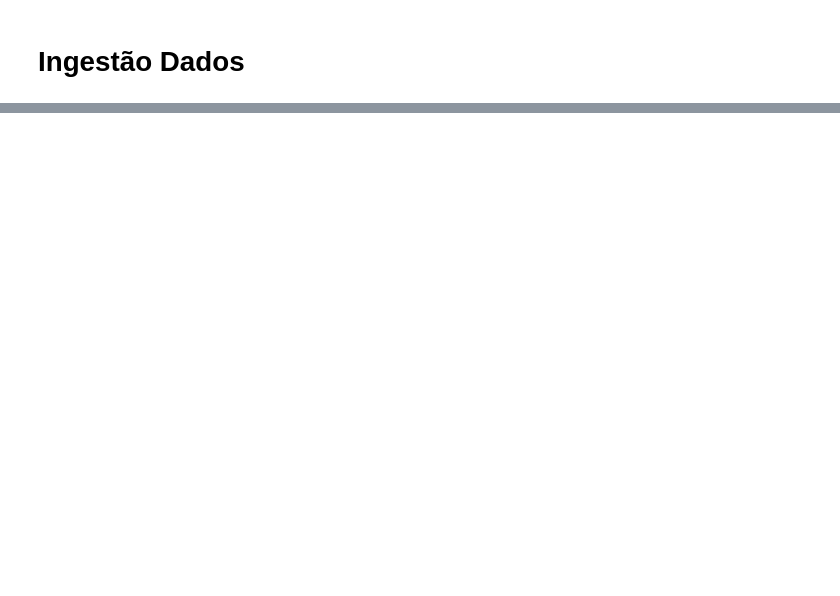
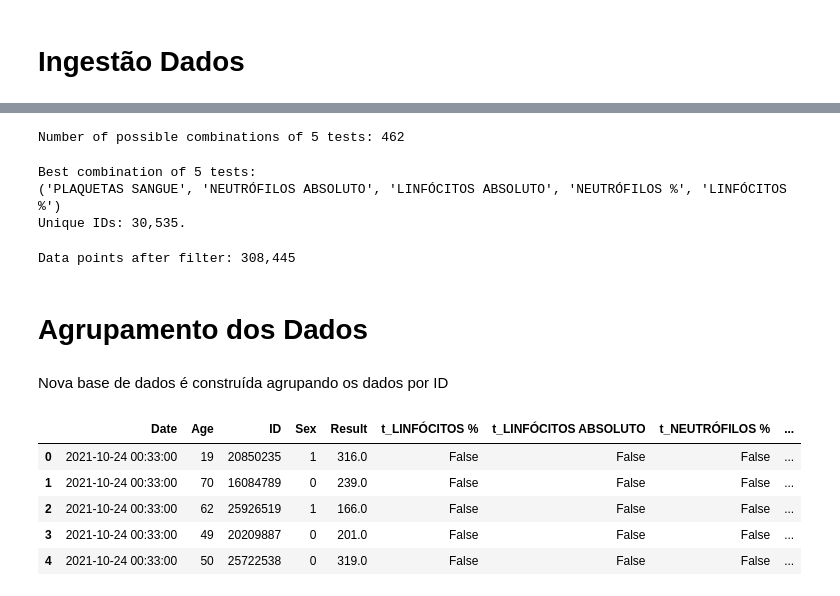
Before and after one commit to TiagoCAAmorim/generative_networks, a Jupyter notebook: A01_SyntheticData/sintese_dados.ipynb, the cells around one changed output, grey strips where cells are left out. Drawn from its saved outputs; the diff is of its cells as text; code cells hidden in the pictures; blank space fills up the shorter version.

```diff
--- a/A01_SyntheticData/sintese_dados.ipynb
+++ b/A01_SyntheticData/sintese_dados.ipynb
@@ -28,0 +213,8 @@ Servem apenas como uma introdução a aspectos relevantes a serem considerados n
+# %%
+n_ID = df_clean["ID"].value_counts().count()
+print(f"Number of unique IDs: {n_ID:,}")
+
+tests_by_ID = df_clean.groupby("ID")["Test"].nunique().value_counts().sort_index()
+print(f"Number of unique tests per ID: \n{tests_by_ID}")
+
+max_tests = tests_by_ID.idxmax()
@@ -28,0 +234,47 @@ Servem apenas como uma introdução a aspectos relevantes a serem considerados n
+# %%
+elements = df_clean["Test"].unique()
+all_combinations = list(itertools.combinations(elements, max_tests))
+print(f"Number of possible combinations of {max_tests} tests: {len(all_combinations):,}")
+# %% [output]
+Number of possible combinations of 5 tests: 462
+# %%
+def ids_with_combination(df, test_list):
+    filtered_df = df[df['Test'].isin(test_list)]
+    id_test_counts = filtered_df.groupby('ID')['Test'].nunique()
+    ids_with_all_tests = id_test_counts[id_test_counts == len(test_list)].index
+    return ids_with_all_tests
+
+n_ids = []
+for combination in all_combinations:
+    ids = ids_with_combination(df_clean, combination)
+    n_ids.append(len(ids))
+
+i_best = n_ids.index(max(n_ids))
+best_combination = all_combinations[i_best]
+print(f"Best combination of {max_tests} tests:\n{best_combination}")
+print(f"Unique IDs: {max(n_ids):,}.")
+# %% [output]
+Best combination of 5 tests:
+('PLAQUETAS SANGUE', 'NEUTRÓFILOS ABSOLUTO', 'LINFÓCITOS ABSOLUTO', 'NEUTRÓFILOS %', 'LINFÓCITOS %')
+Unique IDs: 30,535.
+# %%
+df_filtered = df_clean[df_clean['Test'].isin(best_combination)]
+print(f"Data points after filter: {len(df_filtered):,}")
+# %% [output]
+Data points after filter: 308,445
+# %% [markdown]
+# Agrupamento dos Dados
+# %% [markdown]
+Nova base de dados é construída agrupando os dados por ID
+# %%
+df_one_hot = pd.get_dummies(df_filtered, columns=['Test'], prefix='t')
+# rename_dict = {'t_'+c: c for c in best_combination}
+# df_one_hot = df_one_hot.rename(columns=rename_dict)
+df_one_hot.head()
+# %% [output]
+|  | Date | Age | ID | Sex | Result | t_LINFÓCITOS % | t_LINFÓCITOS ABSOLUTO | t_NEUTRÓFILOS % | ... |
+| 0 | 2021-10-24 00:33:00 | 19 | 20850235 | 1 | 316.0 | False | False | False | ... |
+| 1 | 2021-10-24 00:33:00 | 70 | 16084789 | 0 | 239.0 | False | False | False | ... |
+| 2 | 2021-10-24 00:33:00 | 62 | 25926519 | 1 | 166.0 | False | False | False | ... |
+| 3 | 2021-10-24 00:33:00 | 49 | 20209887 | 0 | 201.0 | False | False | False | ... |
+| 4 | 2021-10-24 00:33:00 | 50 | 25722538 | 0 | 319.0 | False | False | False | ... |
```
Also changed, not shown: parts of 24 cells of this notebook.
